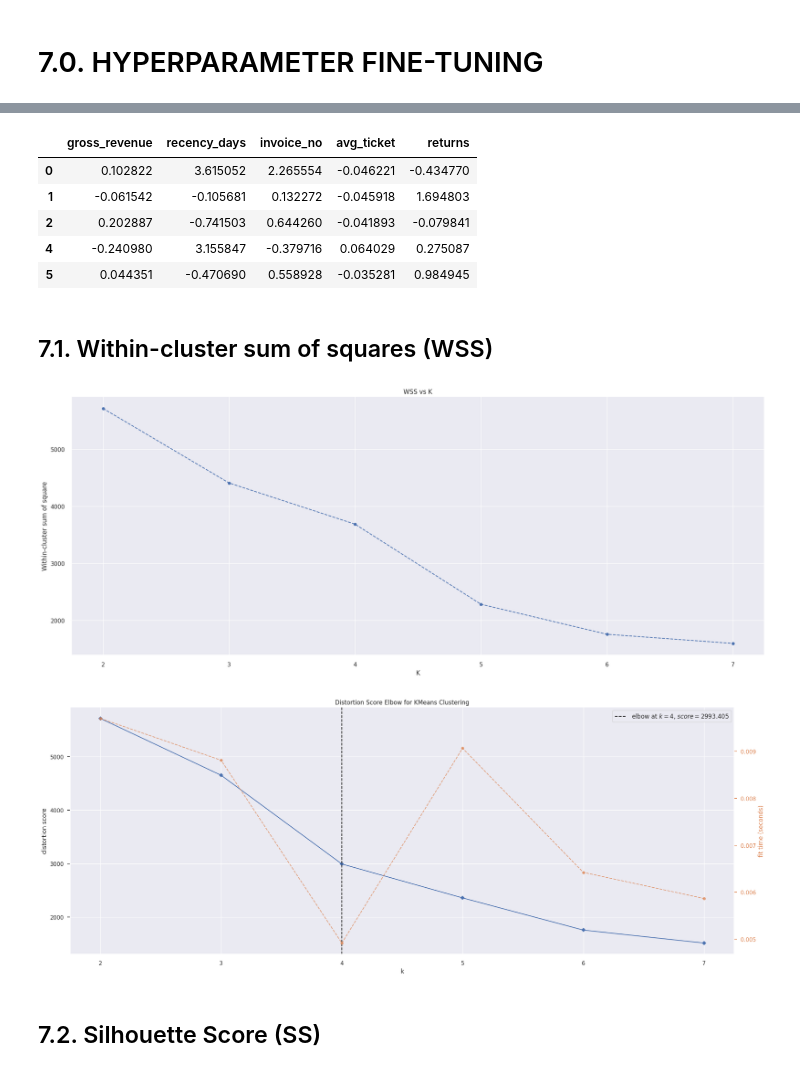
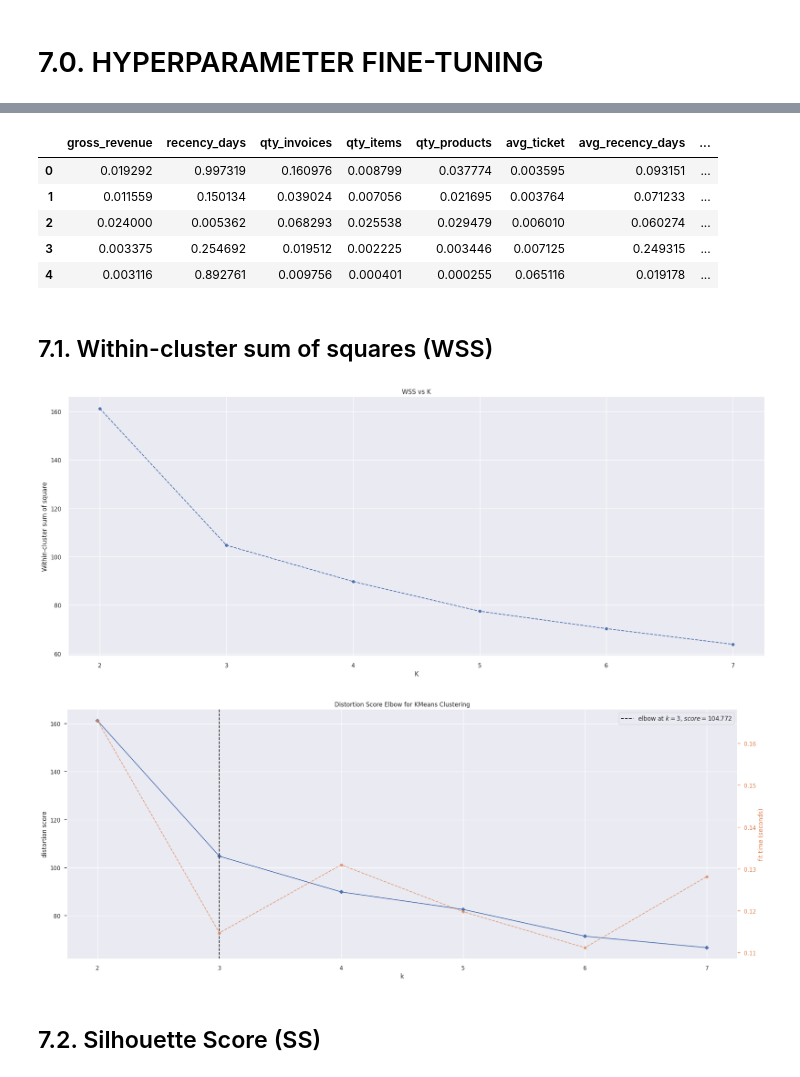
Before and after one commit to ThiagoBorges81/clustering_ml_project, a Jupyter notebook: notebooks/c00_insiders_clustering.ipynb, the cells around one changed output, grey strips where cells are left out. Drawn from its saved outputs; the diff is of its cells as text; code cells hidden in the pictures.

```diff
--- a/notebooks/c00_insiders_clustering.ipynb
+++ b/notebooks/c00_insiders_clustering.ipynb
@@ -1091,10 +1108,17 @@ df5.head()
 | 3 | 13748.0 | 948.25 | 95.0 | 5.0 | 439.0 | 28.0 | 33.866071 | ... |
 | 4 | 15100.0 | 876.00 | 333.0 | 3.0 | 80.0 | 3.0 | 292.000000 | ... |
 # %%
-ss = pp.StandardScaler()
+ss = pp.MinMaxScaler()
 
 df5['gross_revenue'] = ss.fit_transform(df5[['gross_revenue']])
 df5['recency_days'] = ss.fit_transform(df5[['recency_days']])
-df5['invoice_no'] = ss.fit_transform(df5[['invoice_no']])
+df5['qty_invoices'] = ss.fit_transform(df5[['qty_invoices']])
+df5['qty_items'] = ss.fit_transform(df5[['qty_items']])
+df5['qty_products'] = ss.fit_transform(df5[['qty_products']])
+df5['qty_products'] = ss.fit_transform(df5[['qty_products']])
+df5['avg_recency_days'] = ss.fit_transform(df5[['avg_recency_days']])
 df5['avg_ticket'] = ss.fit_transform(df5[['avg_ticket']])
-df5['returns'] = ss.fit_transform(df5[['returns']])
+df5['frequency'] = ss.fit_transform(df5[['frequency']])
+df5['qty_returns'] = ss.fit_transform(df5[['qty_returns']])
+df5['avg_unique_basket_size'] = ss.fit_transform(df5[['avg_unique_basket_size']])
+df5['avg_basket_size'] = ss.fit_transform(df5[['avg_basket_size']])
@@ -1101,4 +1134,6 @@ df5['returns'] = ss.fit_transform(df5[['returns']])
 # %% [markdown]
 # 6.0. FEATURE SELECTION
+# %%
+df6 = df5.copy()
 # %% [markdown]
 # 7.0. HYPERPARAMETER FINE-TUNING
@@ -1116,13 +1140,13 @@ X.head()
 # %%
-X = X.drop(columns=['customer_id'], axis=1)
+X = df6.drop(columns=['customer_id'])
 X.head()
 # %% [output]
-|  | gross_revenue | recency_days | invoice_no | avg_ticket | returns |
-| 0 | 0.102822 | 3.615052 | 2.265554 | -0.046221 | -0.434770 |
-| 1 | -0.061542 | -0.105681 | 0.132272 | -0.045918 | 1.694803 |
-| 2 | 0.202887 | -0.741503 | 0.644260 | -0.041893 | -0.079841 |
-| 4 | -0.240980 | 3.155847 | -0.379716 | 0.064029 | 0.275087 |
-| 5 | 0.044351 | -0.470690 | 0.558928 | -0.035281 | 0.984945 |
+|  | gross_revenue | recency_days | qty_invoices | qty_items | qty_products | avg_ticket | avg_recency_days | ... |
+| 0 | 0.019292 | 0.997319 | 0.160976 | 0.008799 | 0.037774 | 0.003595 | 0.093151 | ... |
+| 1 | 0.011559 | 0.150134 | 0.039024 | 0.007056 | 0.021695 | 0.003764 | 0.071233 | ... |
+| 2 | 0.024000 | 0.005362 | 0.068293 | 0.025538 | 0.029479 | 0.006010 | 0.060274 | ... |
+| 3 | 0.003375 | 0.254692 | 0.019512 | 0.002225 | 0.003446 | 0.007125 | 0.249315 | ... |
+| 4 | 0.003116 | 0.892761 | 0.009756 | 0.000401 | 0.000255 | 0.065116 | 0.019178 | ... |
 # %%
 # Choose the number of clusters
 clusters = [2,3,4,5,6,7]
@@ -1146,13 +1170,13 @@ plt.xlabel('K');
 plt.ylabel('Within-cluster sum of square');
 plt.title('WSS vs K');
 # %% [output]
-[figure, old version]
+[figure, new version]
 # %%
 kmeans = KElbowVisualizer(c.KMeans(), k=clusters, timing=False)
 kmeans.fit(X)
 kmeans.show();
 # %% [output]
-[figure, old version]
+[figure, new version]
 # %% [markdown]
 ## 7.2. Silhouette Score (SS)
 # %%
```
Also changed, not shown: parts of 17 cells of this notebook.
